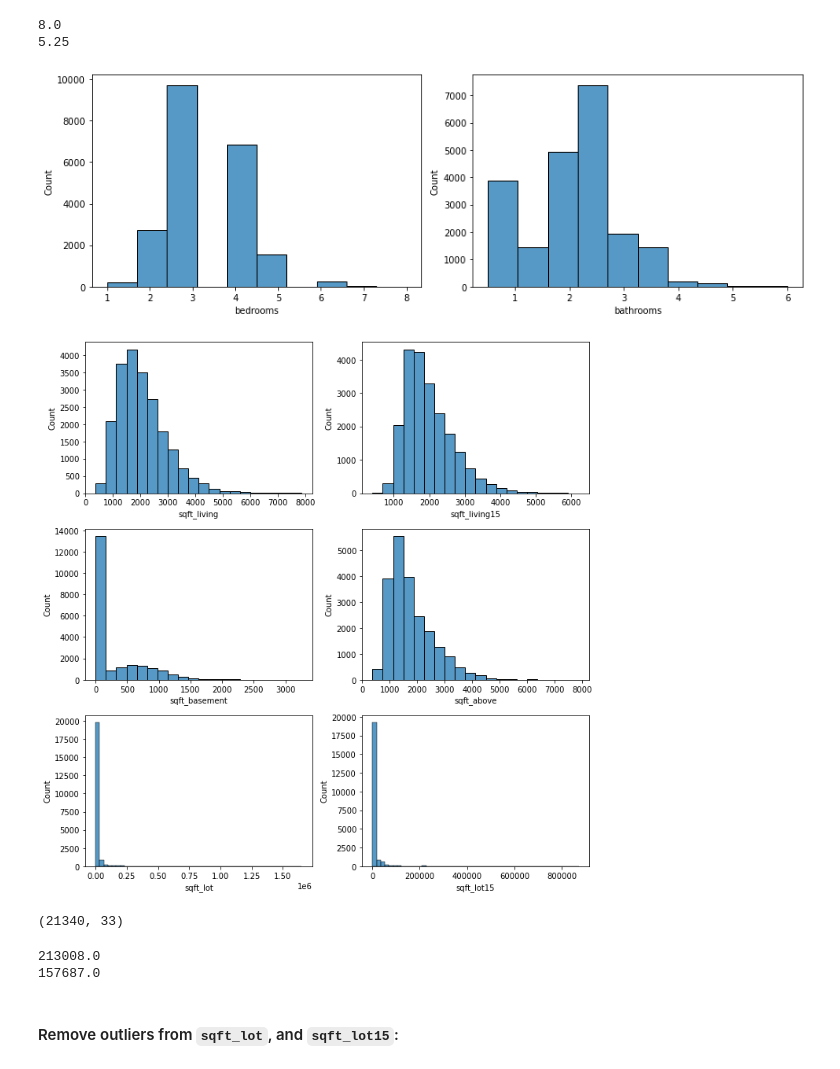
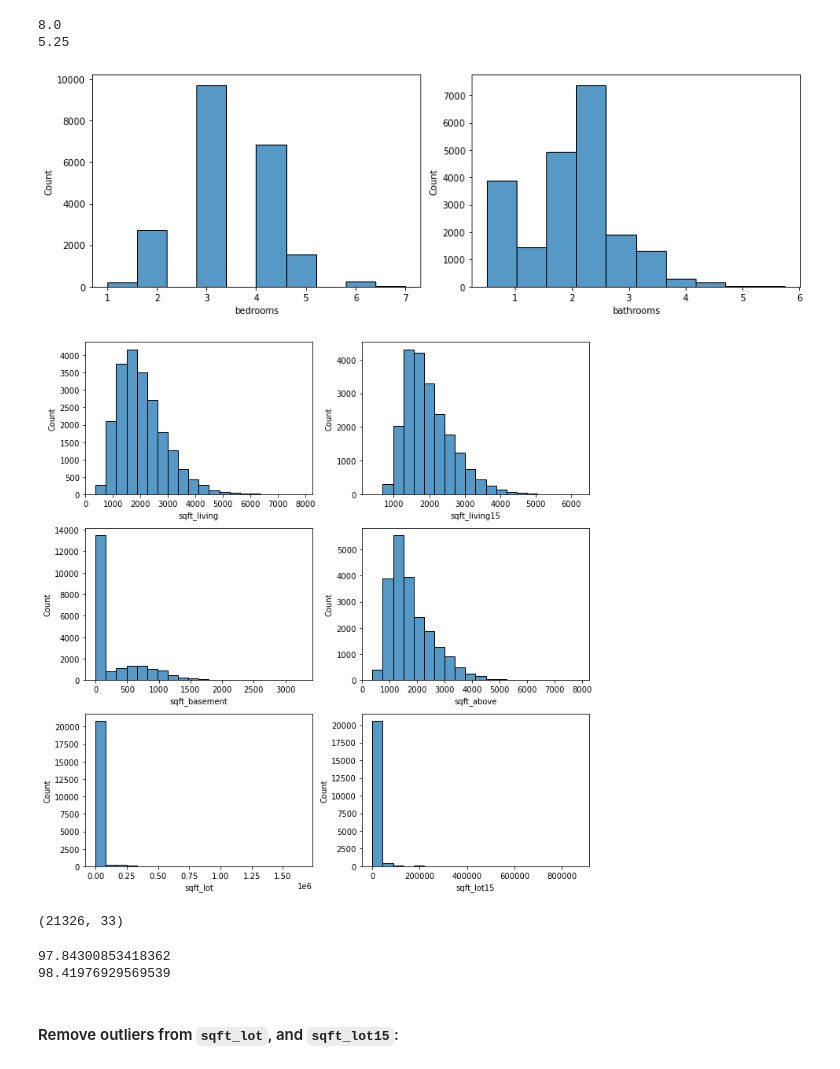
Before and after one commit to erdemiraysu/KingCounty_House_Sales_Regression, a Jupyter notebook: KingCountySales.ipynb, the cells around one changed output. Saved outputs shown, nothing was run; the diff lists cells and outputs as text; code cells hidden in the pictures.

```diff
--- a/KingCountySales.ipynb
+++ b/KingCountySales.ipynb
@@ -982,9 +1013,9 @@ print(df_new['bathrooms'].quantile(.999))
 8.0
 5.25
 # %%
-# Let's remove some very high values visible in the histogram ~ top 1 percent.
-df_new =  df_new[df_new['bedrooms'] <= 8]
-df_new =  df_new[df_new['bathrooms'] <= 6]
+# Let's remove some very high values visible in the histogram ~ top .1 percent.
+df_new =  df_new[df_new['bedrooms'] < 8]
+df_new =  df_new[df_new['bathrooms'] < 6]
 # %%
 fig, (ax1, ax2) = plt.subplots(ncols=2, nrows=1, figsize=(12, 4))
 fig.set_tight_layout(True)
@@ -992,29 +1023,30 @@ fig.set_tight_layout(True)
 sns.histplot(x = df_new['bedrooms'], ax= ax1, bins=10);
 sns.histplot(x = df_new['bathrooms'], ax =ax2, bins=10);
 # %% [output]
-[figure, old version]
+[figure, new version]
 # %%
 fig, ((ax1, ax2),(ax3,ax4),(ax5,ax6)) = plt.subplots(ncols=2, nrows=3, figsize=(10, 10))
 fig.set_tight_layout(True)
 
 sns.histplot(x = df_new['sqft_living'], ax= ax1, bins=20);
 sns.histplot(x = df_new['sqft_living15'], ax= ax2, bins=20);
 sns.histplot(x = df_new['sqft_basement'], ax =ax3, bins=20);
 sns.histplot(x = df_new['sqft_above'], ax= ax4, bins=20);
-sns.histplot(x = df_new['sqft_lot'], ax =ax5, bins=50);
-sns.histplot(x = df_new['sqft_lot15'], ax= ax6, bins=50);
+sns.histplot(x = df_new['sqft_lot'], ax =ax5, bins=20);
+sns.histplot(x = df_new['sqft_lot15'], ax= ax6, bins=20);
 # %% [output]
-[figure, old version]
+[figure, new version]
 # %%
 df_new.shape
 # %% [output]
-(21340, 33)
+(21326, 33)
-# %%
-print(df_new['sqft_lot'].quantile(.99)) # np.percentile(df_new['sqft_lot'],98)
-print(df_new['sqft_lot15'].quantile(.99))
-# %% [output]
-213008.0
-157687.0
+# %%
+print(stats.percentileofscore(df_new['sqft_lot'], 100000, kind='rank'))
+print(stats.percentileofscore(df_new['sqft_lot15'], 100000, kind='rank'))
+# If we remove those values above 120000 sqft, we would be removing about top 2% of the data.
+# %% [output]
+97.84300853418362
+98.41976929569539
 # %% [markdown]
 #### Remove outliers from `sqft_lot`, and `sqft_lot15`:
 # %%
```
Also changed, not shown: parts of 86 cells of this notebook.
